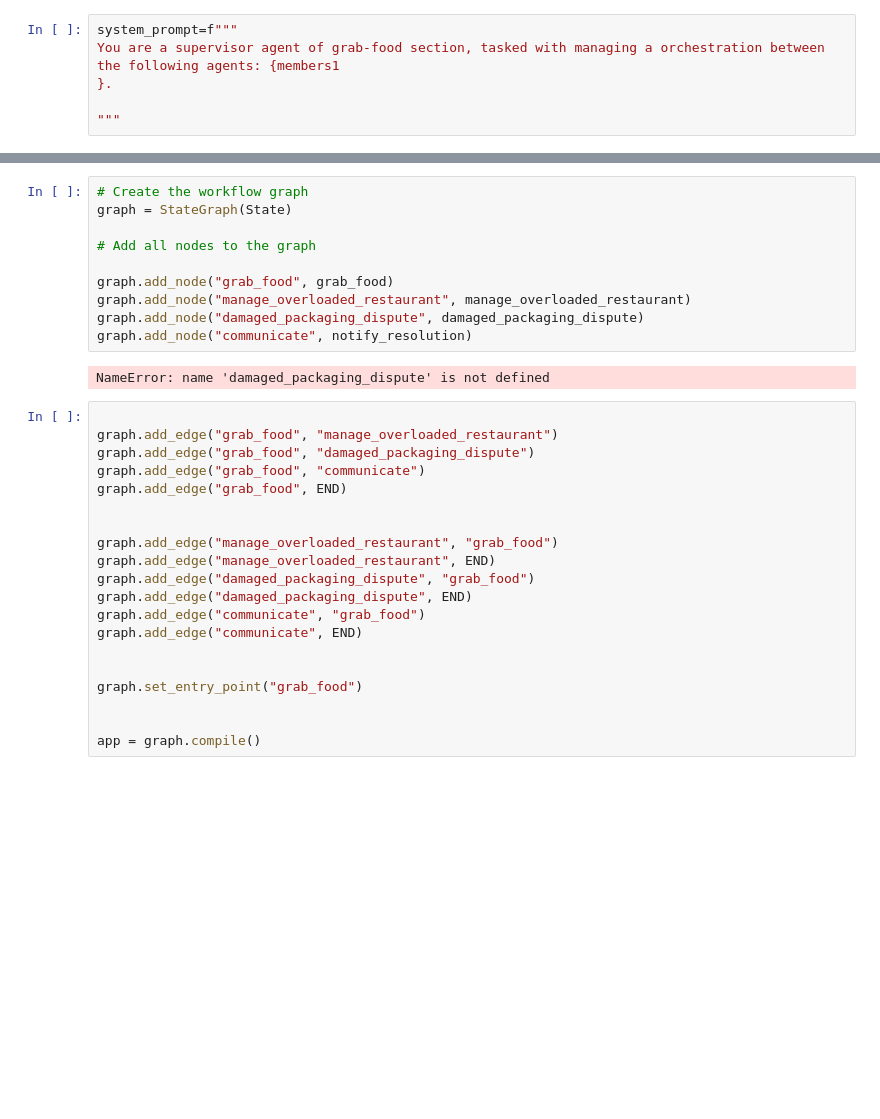
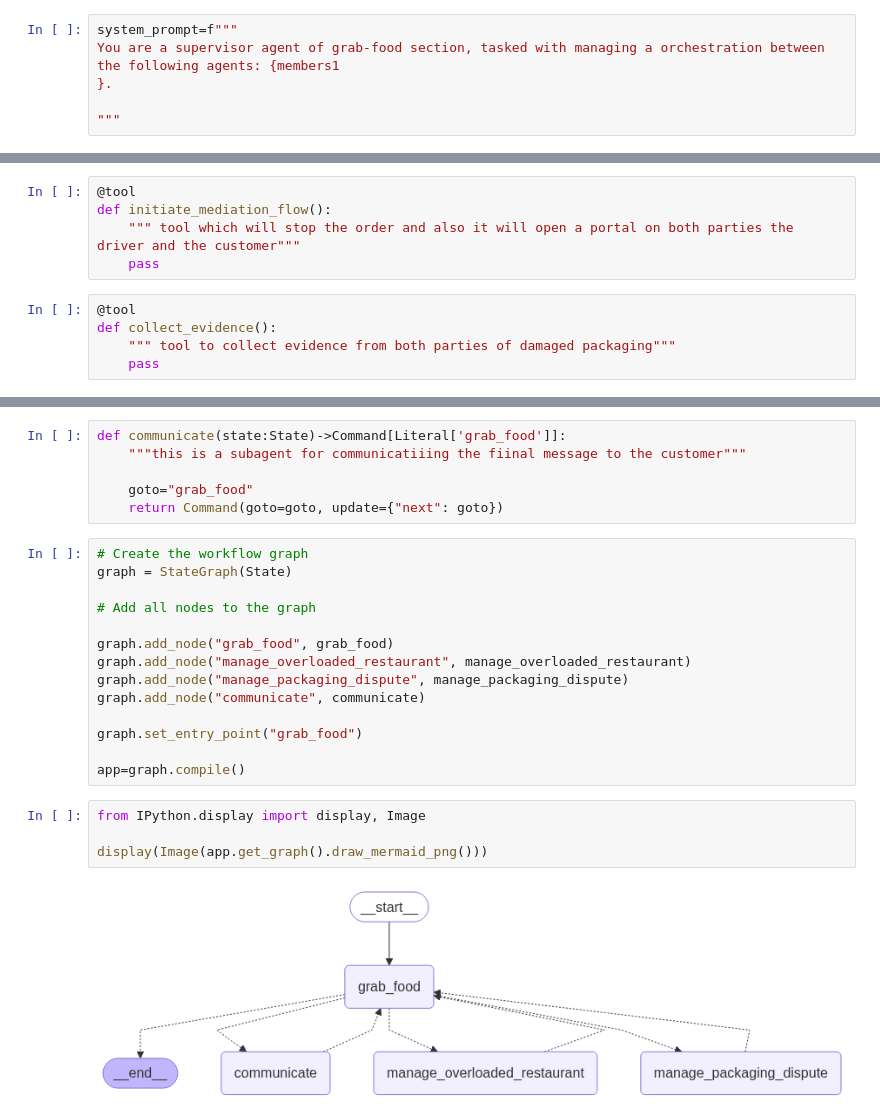
Before and after one commit to dark-dev2475/grab-hack, a Jupyter notebook: grab_food_agents.ipynb, the cells around one changed output, grey strips where cells are left out. Saved outputs shown, nothing was run; the diff lists cells and outputs as text; blank space fills up the shorter version.

```diff
--- a/grab_food_agents.ipynb
+++ b/grab_food_agents.ipynb
@@ -146,2 +140,12 @@ def manage_overloaded_restaurant(state: State) -> Command[Literal["grab_food", "
 
     return Command(goto=goto, update={"next": goto})
+# %%
+@tool
+def initiate_mediation_flow():
+    """ tool which will stop the order and also it will open a portal on both parties the driver and the customer"""
+    pass
+# %%
+@tool
+def collect_evidence():
+    """ tool to collect evidence from both parties of damaged packaging"""
+    pass
@@ -148,3 +216,9 @@ def manage_overloaded_restaurant(state: State) -> Command[Literal["grab_food", "
+# %%
+def communicate(state:State)->Command[Literal['grab_food']]:
+    """this is a subagent for communicatiiing the fiinal message to the customer"""
+
+    goto="grab_food"
+    return Command(goto=goto, update={"next": goto})
 # %%
 # Create the workflow graph
 graph = StateGraph(State)
@@ -153,27 +227,15 @@ graph = StateGraph(State)
 
 graph.add_node("grab_food", grab_food)
 graph.add_node("manage_overloaded_restaurant", manage_overloaded_restaurant)
-graph.add_node("damaged_packaging_dispute", damaged_packaging_dispute)
-graph.add_node("communicate", notify_resolution)
+graph.add_node("manage_packaging_dispute", manage_packaging_dispute)
+graph.add_node("communicate", communicate)
+
+graph.set_entry_point("grab_food")
+
+app=graph.compile()
-# %% [output]
-NameError: name 'damaged_packaging_dispute' is not defined
-# %%
-
-graph.add_edge("grab_food", "manage_overloaded_restaurant")
-graph.add_edge("grab_food", "damaged_packaging_dispute")
-graph.add_edge("grab_food", "communicate")
-graph.add_edge("grab_food", END)
-
-
-graph.add_edge("manage_overloaded_restaurant", "grab_food")
-graph.add_edge("manage_overloaded_restaurant", END)
-graph.add_edge("damaged_packaging_dispute", "grab_food")
-graph.add_edge("damaged_packaging_dispute", END)
-graph.add_edge("communicate", "grab_food")
-graph.add_edge("communicate", END)
-
-
-graph.set_entry_point("grab_food")
-
-
-app = graph.compile()
+# %%
+from IPython.display import display, Image
+
+display(Image(app.get_graph().draw_mermaid_png()))
+# %% [output]
+[figure, added]
```
Also changed, not shown: parts of 5 cells of this notebook, 1 other file.
